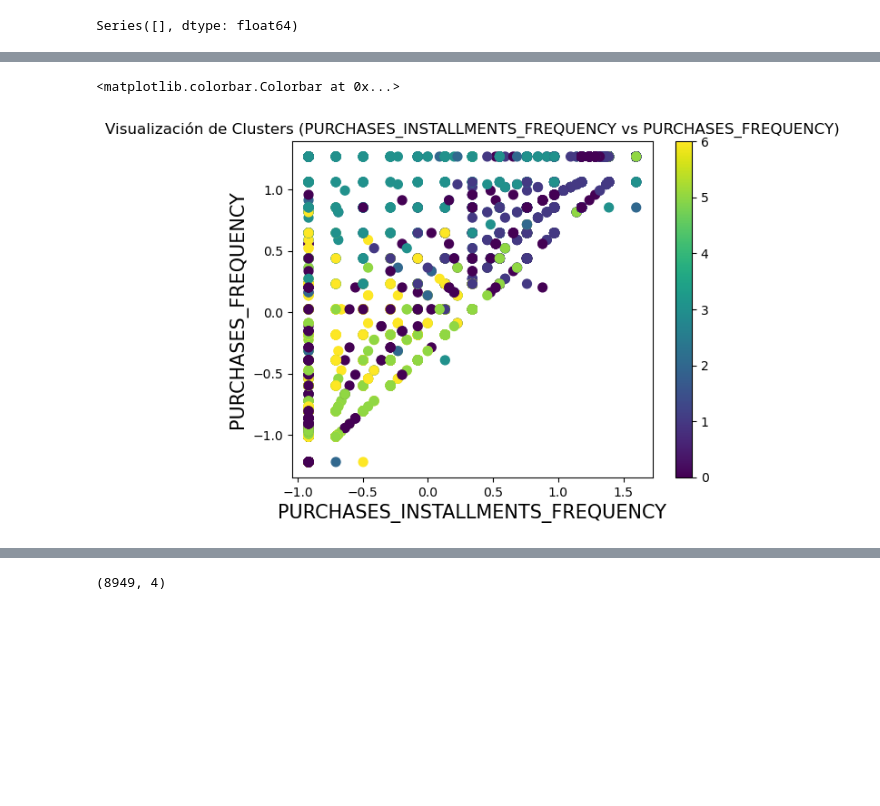
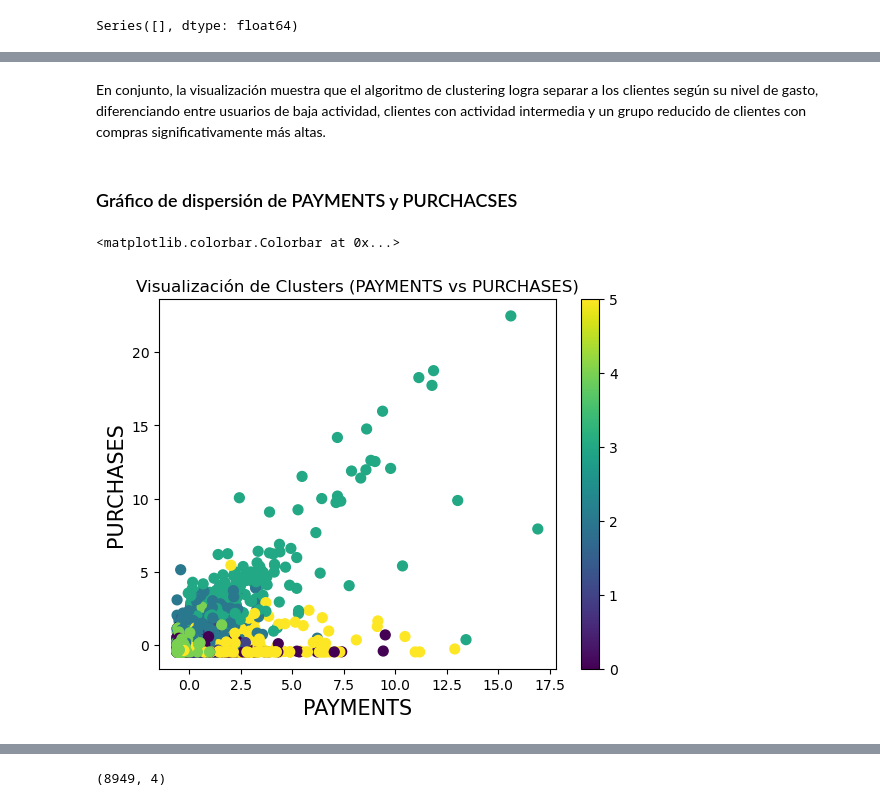
Before and after one commit to AI-YAZMIN-VILLEGAS/EBAC, a Jupyter notebook: Tareas/Tarea M45 - AD- YAZMIN VILLEGAS.ipynb, the cells around one changed output, grey strips where cells are left out. Cells and saved outputs as stored; diff of their text form; code cells hidden in the pictures; blank space fills up the shorter version.

```diff
--- a/Tareas/Tarea M45 - AD- YAZMIN VILLEGAS.ipynb
+++ b/Tareas/Tarea M45 - AD- YAZMIN VILLEGAS.ipynb
@@ -310,0 +369,2 @@ dtype: object
+# %%
+df2=df2.drop('CUST_ID',axis=1)
@@ -310,0 +391,6 @@ dtype: object
+# %%
+df2.columns
+cols_num = ['BALANCE', 'BALANCE_FREQUENCY', 'PURCHASES', 'INSTALLMENTS_PURCHASES',
+       'CASH_ADVANCE', 'PURCHASES_FREQUENCY', 'ONEOFF_PURCHASES_FREQUENCY',
+       'CASH_ADVANCE_FREQUENCY', 'PURCHASES_TRX', 'CREDIT_LIMIT', 'PAYMENTS',
+       'MINIMUM_PAYMENTS', 'PRC_FULL_PAYMENT', 'TENURE']
@@ -448,4 +565,4 @@ array([2, 4, 3, ..., 1, 2, 3], dtype=int32)
 # %%
-kmeans =  KMeans(n_clusters=7, n_init = 15, random_state=1)
+kmeans =  KMeans(n_clusters=6, n_init = 15, random_state=1)
 kmeans.fit(df2)
 # %% [output]
@@ -457,3 +573,0 @@ array([2, 4, 3, ..., 1, 2, 3], dtype=int32)
-# %%
-kmeans = KMeans(n_clusters=7,n_init=15,random_state=1)
-kmeans.fit(df2)
@@ -593,11 +731,15 @@ plt.colorbar(scatter)
+# %% [markdown]
+En conjunto, la visualización muestra que el algoritmo de clustering logra separar a los clientes según su nivel de gasto, diferenciando entre usuarios de baja actividad, clientes con actividad intermedia y un grupo reducido de clientes con compras significativamente más altas.
+# %% [markdown]
+### Gráfico de dispersión de PAYMENTS y PURCHACSES
 # %%
 fig = plt.figure()
 ax = fig.add_subplot(111)
-scatter = ax.scatter(df_labeled['PURCHASES_INSTALLMENTS_FREQUENCY'],df_labeled['PURCHASES_FREQUENCY'],c=df_labeled['labels'],s=50)
-ax.set_title('Visualización de Clusters (PURCHASES_INSTALLMENTS_FREQUENCY vs PURCHASES_FREQUENCY)')
-ax.set_xlabel('PURCHASES_INSTALLMENTS_FREQUENCY')
-ax.set_ylabel('PURCHASES_FREQUENCY')
+scatter = ax.scatter(df_labeled['PAYMENTS'],df_labeled['PURCHASES'],c=df_labeled['labels'],s=50)
+ax.set_title('Visualización de Clusters (PAYMENTS vs PURCHASES)')
+ax.set_xlabel('PAYMENTS')
+ax.set_ylabel('PURCHASES')
 plt.colorbar(scatter)
 # %% [output]
 <matplotlib.colorbar.Colorbar at 0x...>
-[figure, old version]
+[figure, new version]
```
Also changed, not shown: parts of 132 cells of this notebook.
